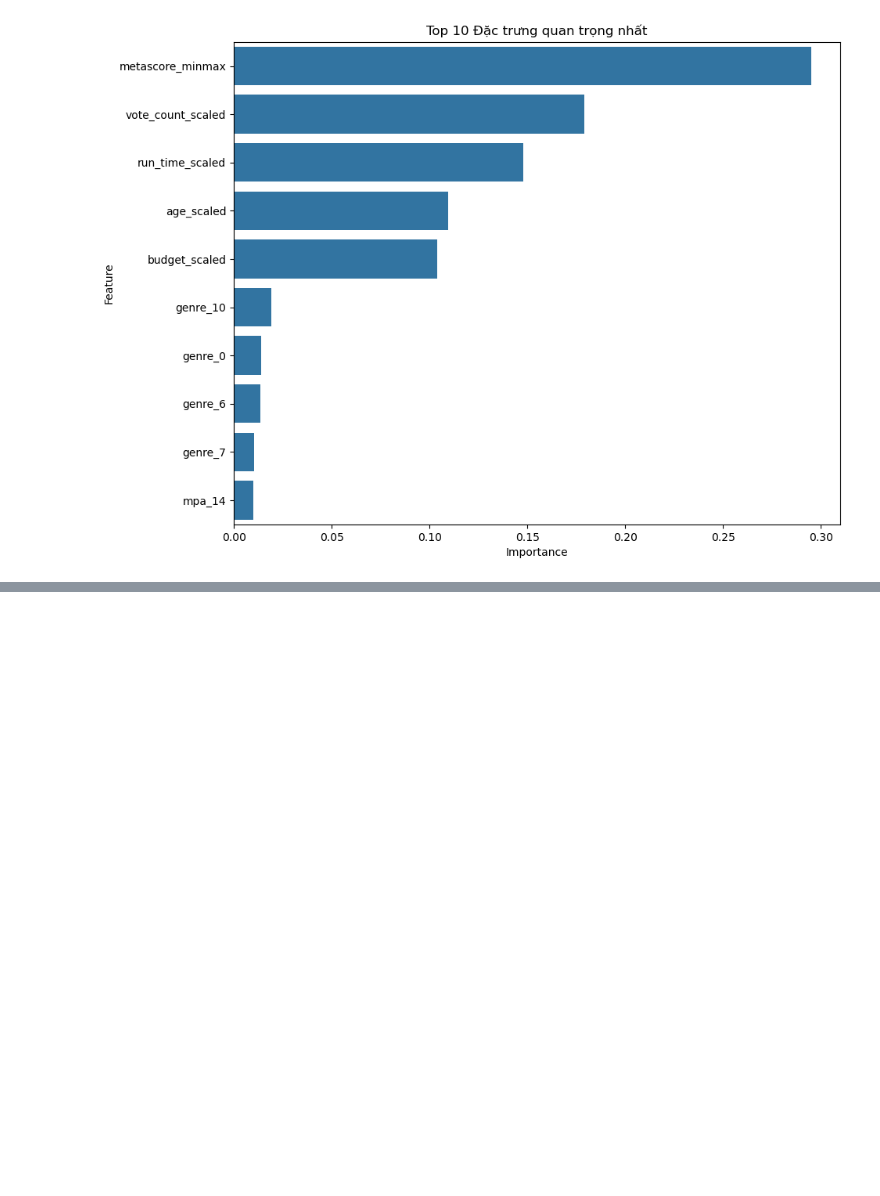
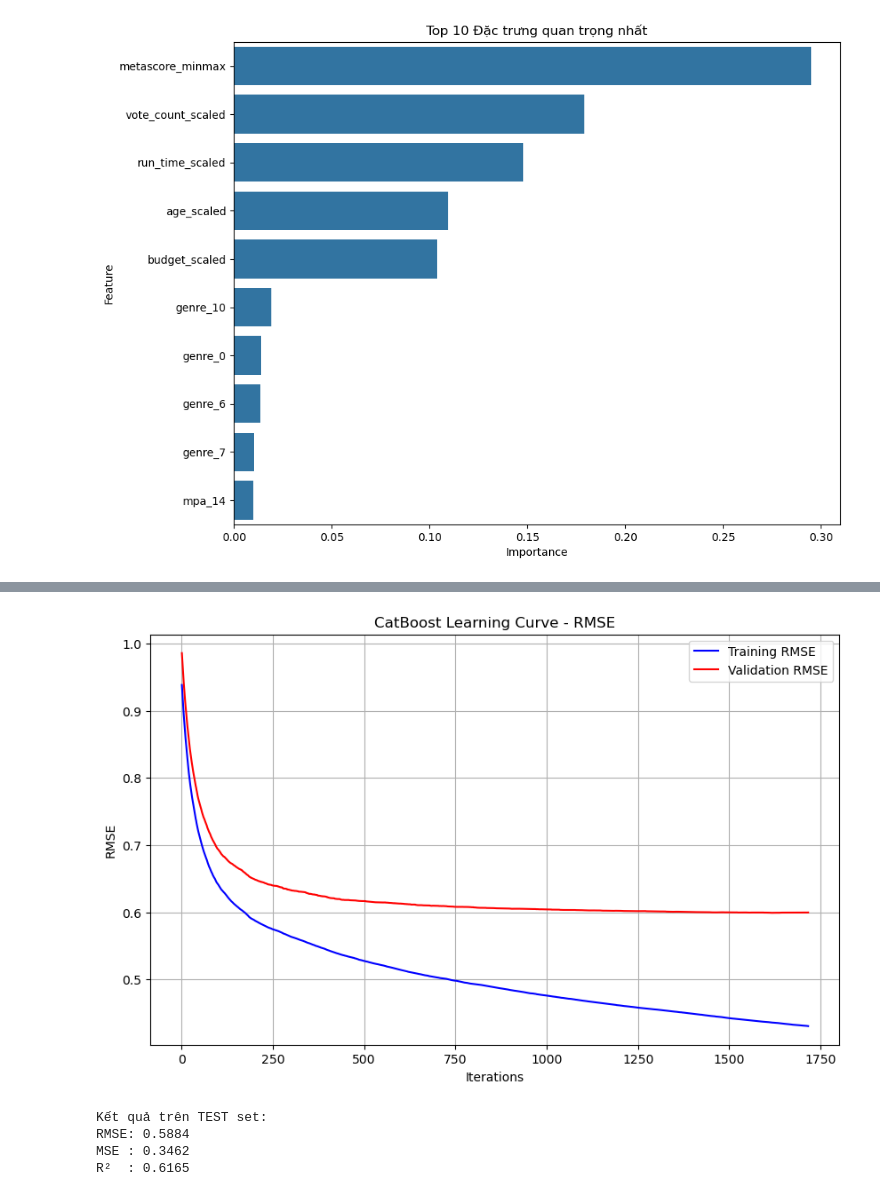
Before and after one commit to Kyoyooo/Movie-Rating-Prediction-Model, a Jupyter notebook: notebooks/data_modeling.ipynb, the cells around one changed output, grey strips where cells are left out. Drawn from its saved outputs; the diff is of its cells as text; code cells hidden in the pictures; blank space fills up the shorter version.

```diff
--- a/notebooks/data_modeling.ipynb
+++ b/notebooks/data_modeling.ipynb
@@ -261,0 +261,3 @@ plt.show()
+# %%
+file_path = "../data/cleaned/IMDB_movies.csv"
+df = pd.read_csv(file_path)
@@ -261,0 +360,44 @@ plt.show()
+# %%
+# Lấy kết quả loss/metric
+evals_result = model.get_evals_result()
+
+# evals_result là dict kiểu:
+# {
+#   'learn':  {'RMSE': [8.5, 7.2, 6.1, ...]},
+#   'validation': {'RMSE': [8.7, 7.4, 6.5, ...]}
+# }
+
+import matplotlib.pyplot as plt
+import numpy as np
+
+train_loss = evals_result['learn']['RMSE']
+valid_loss = evals_result['validation']['RMSE']
+iterations = np.arange(1, len(train_loss) + 1)
+
+plt.figure(figsize=(10, 6))
+plt.plot(iterations, train_loss, label='Training RMSE', color='blue')
+plt.plot(iterations, valid_loss, label='Validation RMSE', color='red')
+plt.xlabel('Iterations')
+plt.ylabel('RMSE')
+plt.title('CatBoost Learning Curve - RMSE')
+plt.legend()
+plt.grid(True)
+plt.show()
+# %% [output]
+[figure, added]
+# %%
+# 5. Đánh giá trên test set
+y_pred_test = model.predict(test_pool)
+
+mse = mean_squared_error(y_test, y_pred_test)
+r2  = r2_score(y_test, y_pred_test)
+
+print("\nKết quả trên TEST set:")
+print(f"RMSE: {mse**0.5:.4f}")
+print(f"MSE : {mse:.4f}")
+print(f"R²  : {r2:.4f}")
+# %% [output]
+Kết quả trên TEST set:
+RMSE: 0.5884
+MSE : 0.3462
+R²  : 0.6165
```
Also changed, not shown: parts of 18 cells of this notebook.
